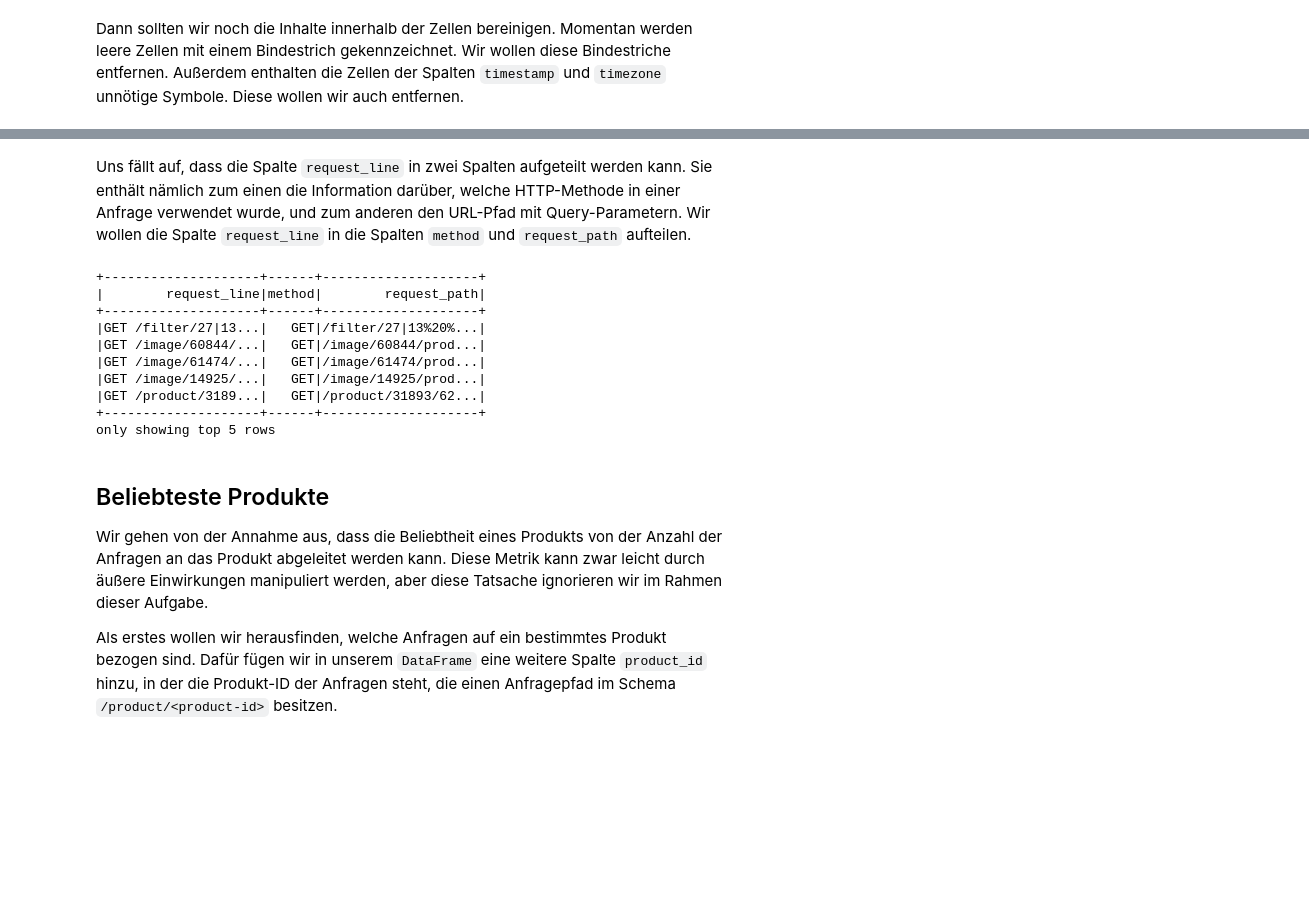
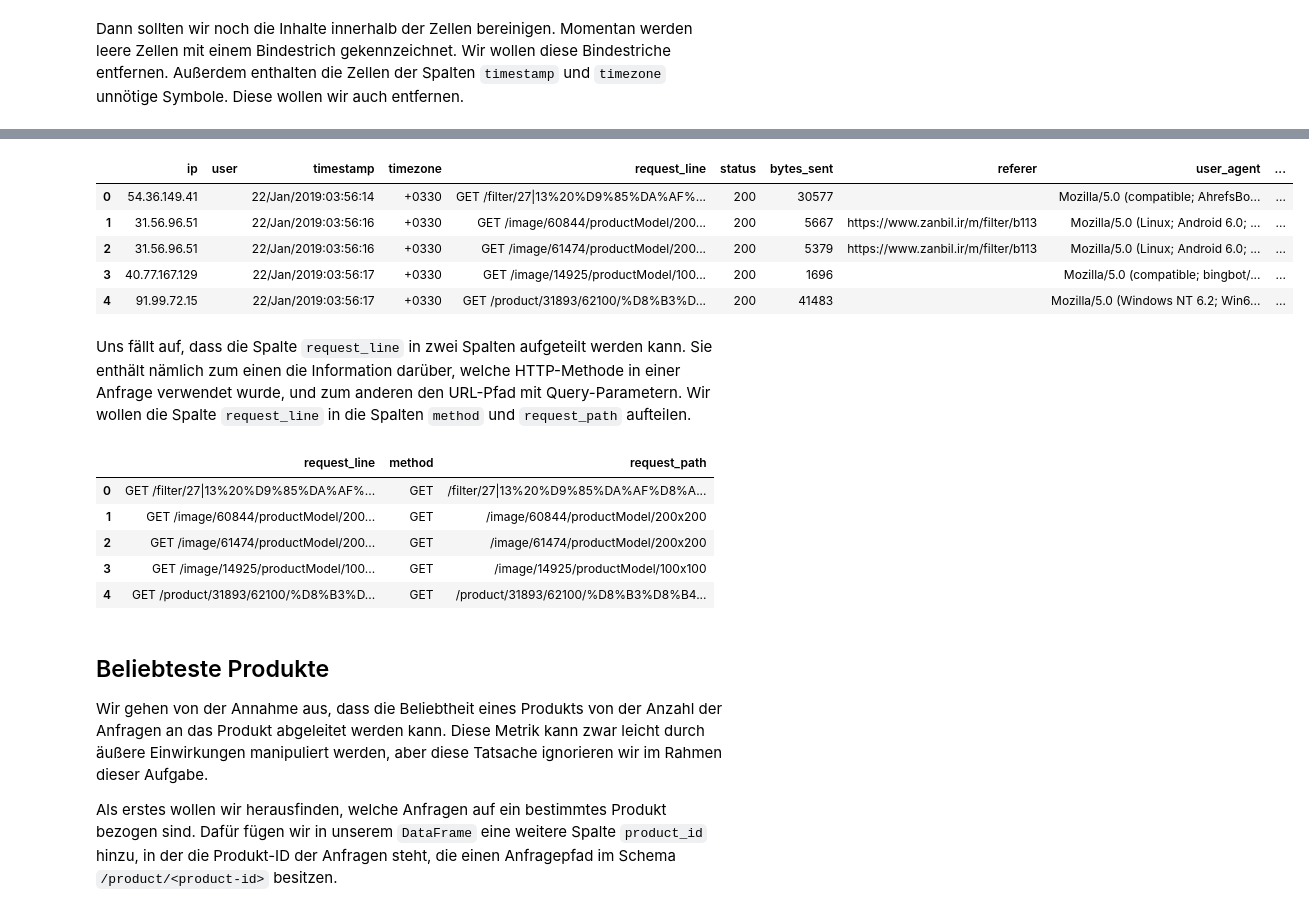
Before and after one commit to Robstei/zugriffsdaten_apache_spark, a Jupyter notebook: index.ipynb, the cells around one changed output, grey strips where cells are left out. Cells and saved outputs as stored; diff of their text form; code cells hidden in the pictures; blank space fills up the shorter version.

```diff
--- a/index.ipynb
+++ b/index.ipynb
@@ -128,5 +124,5 @@ df = df.withColumn("user", regexp_replace("user", "-", "")) \
   .withColumn("timezone", regexp_replace("timezone", "\]$", "")) \
   .withColumn("referer", regexp_replace("referer", "-", ""))
 # %%
-df.show(5)
+df.limit(5).toPandas()
 # %% [output]
@@ -143,3 +129,9 @@ only showing top 5 rows
+|  | ip | user | timestamp | timezone | request_line | status | bytes_sent | referer | user_agent | ... |
+| 0 | 54.36.149.41 |  | 22/Jan/2019:03:56:14 | +0330 | GET /filter/27|13%20%D9%85%DA%AF%... | 200 | 30577 |  | Mozilla/5.0 (compatible; AhrefsBo... | ... |
+| 1 | 31.56.96.51 |  | 22/Jan/2019:03:56:16 | +0330 | GET /image/60844/productModel/200... | 200 | 5667 | https://www.zanbil.ir/m/filter/b113 | Mozilla/5.0 (Linux; Android 6.0; ... | ... |
+| 2 | 31.56.96.51 |  | 22/Jan/2019:03:56:16 | +0330 | GET /image/61474/productModel/200... | 200 | 5379 | https://www.zanbil.ir/m/filter/b113 | Mozilla/5.0 (Linux; Android 6.0; ... | ... |
+| 3 | 40.77.167.129 |  | 22/Jan/2019:03:56:17 | +0330 | GET /image/14925/productModel/100... | 200 | 1696 |  | Mozilla/5.0 (compatible; bingbot/... | ... |
+| 4 | 91.99.72.15 |  | 22/Jan/2019:03:56:17 | +0330 | GET /product/31893/62100/%D8%B3%D... | 200 | 41483 |  | Mozilla/5.0 (Windows NT 6.2; Win6... | ... |
 # %% [markdown]
 Uns fällt auf, dass die Spalte `request_line` in zwei Spalten aufgeteilt werden kann. Sie enthält nämlich zum einen die Information darüber, welche HTTP-Methode in einer Anfrage verwendet wurde, und zum anderen den URL-Pfad mit Query-Parametern. Wir wollen die Spalte `request_line` in die Spalten `method` und `request_path` aufteilen.
 # %%
@@ -147,18 +139,14 @@ request_line_split = split(df.request_line, " ")
 df = df.withColumn("method", request_line_split.getItem(0)) \
   .withColumn("request_path", request_line_split.getItem(1))
 # %%
-df.select("request_line", "method", "request_path").show(5)
+df.select("request_line", "method", "request_path").limit(5).toPandas()
 # %% [output]
-+--------------------+------+--------------------+
-|        request_line|method|        request_path|
-+--------------------+------+--------------------+
-|GET /filter/27|13...|   GET|/filter/27|13%20%...|
-|GET /image/60844/...|   GET|/image/60844/prod...|
-|GET /image/61474/...|   GET|/image/61474/prod...|
-|GET /image/14925/...|   GET|/image/14925/prod...|
-|GET /product/3189...|   GET|/product/31893/62...|
-+--------------------+------+--------------------+
-only showing top 5 rows
+|  | request_line | method | request_path |
+| 0 | GET /filter/27|13%20%D9%85%DA%AF%... | GET | /filter/27|13%20%D9%85%DA%AF%D8%A... |
+| 1 | GET /image/60844/productModel/200... | GET | /image/60844/productModel/200x200 |
+| 2 | GET /image/61474/productModel/200... | GET | /image/61474/productModel/200x200 |
+| 3 | GET /image/14925/productModel/100... | GET | /image/14925/productModel/100x100 |
+| 4 | GET /product/31893/62100/%D8%B3%D... | GET | /product/31893/62100/%D8%B3%D8%B4... |
 # %%
 df = df.drop("request_line")
 # %% [markdown]
```
Also changed, not shown: parts of 18 cells of this notebook.
